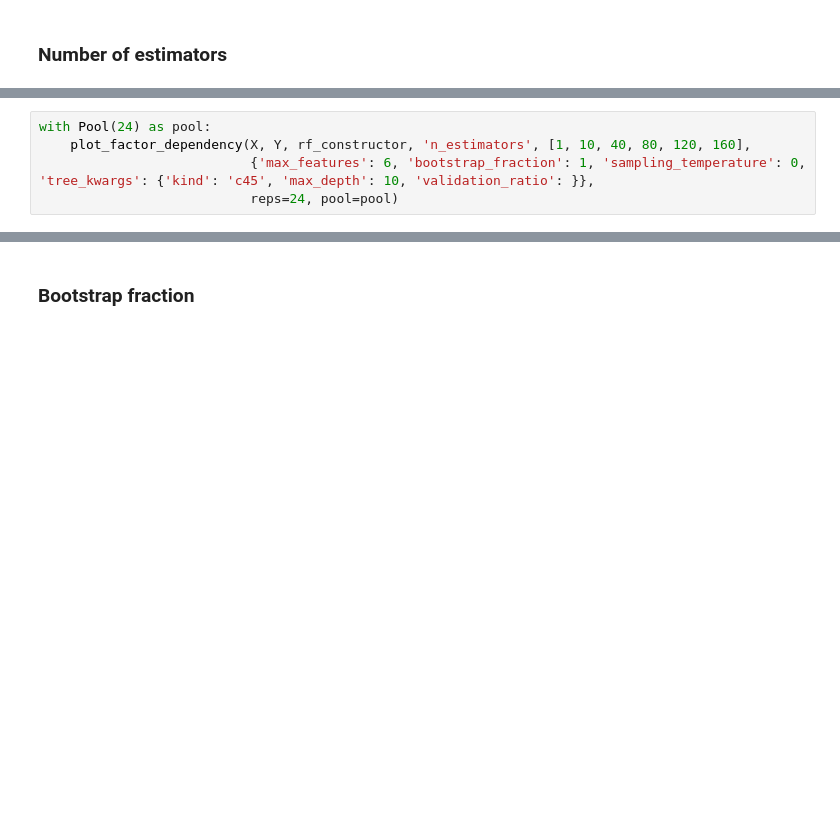
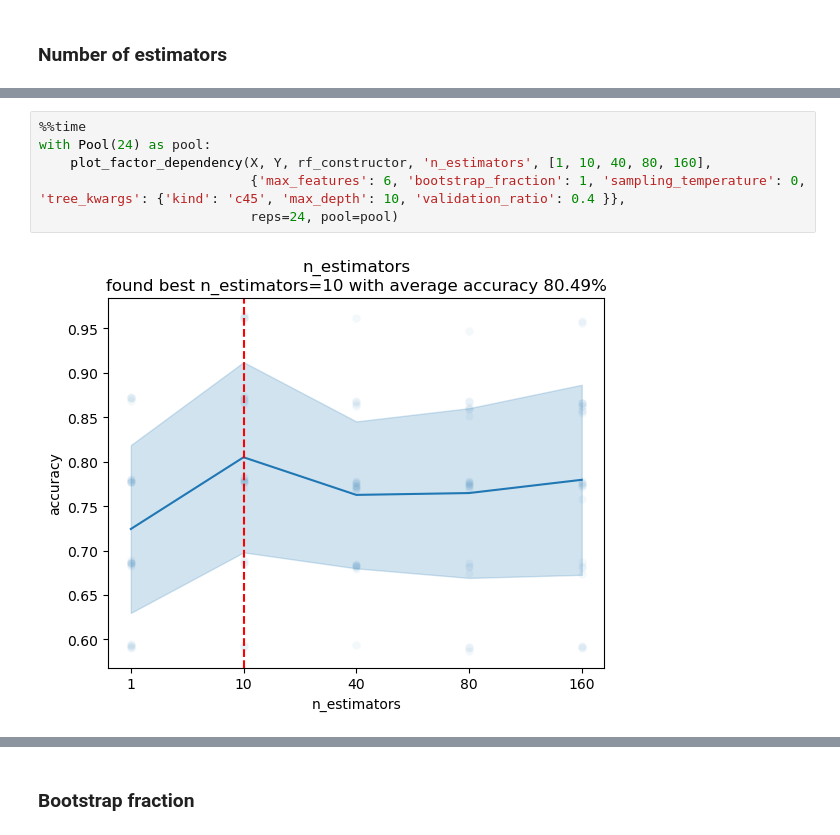
Before and after one commit to natijas/Classification-random-forest, a Jupyter notebook: src/UMA-analiza.ipynb, the cells around one changed output, grey strips where cells are left out. Drawn from its saved outputs; the diff is of its cells as text; blank space fills up the shorter version.

```diff
--- a/src/UMA-analiza.ipynb
+++ b/src/UMA-analiza.ipynb
@@ -325,5 +353,8 @@ with Pool(24) as pool:
 # %%
+%%time
 with Pool(24) as pool:
-    plot_factor_dependency(X, Y, rf_constructor, 'n_estimators', [1, 10, 40, 80, 120, 160],
-                           {'max_features': 6, 'bootstrap_fraction': 1, 'sampling_temperature': 0, 'tree_kwargs': {'kind': 'c45', 'max_depth': 10, 'validation_ratio': }},
+    plot_factor_dependency(X, Y, rf_constructor, 'n_estimators', [1, 10, 40, 80, 160],
+                           {'max_features': 6, 'bootstrap_fraction': 1, 'sampling_temperature': 0, 'tree_kwargs': {'kind': 'c45', 'max_depth': 10, 'validation_ratio': 0.4 }},
                            reps=24, pool=pool)
+# %% [output]
+[figure, added]
```
Also changed, not shown: parts of 13 cells of this notebook, 3 other files.
